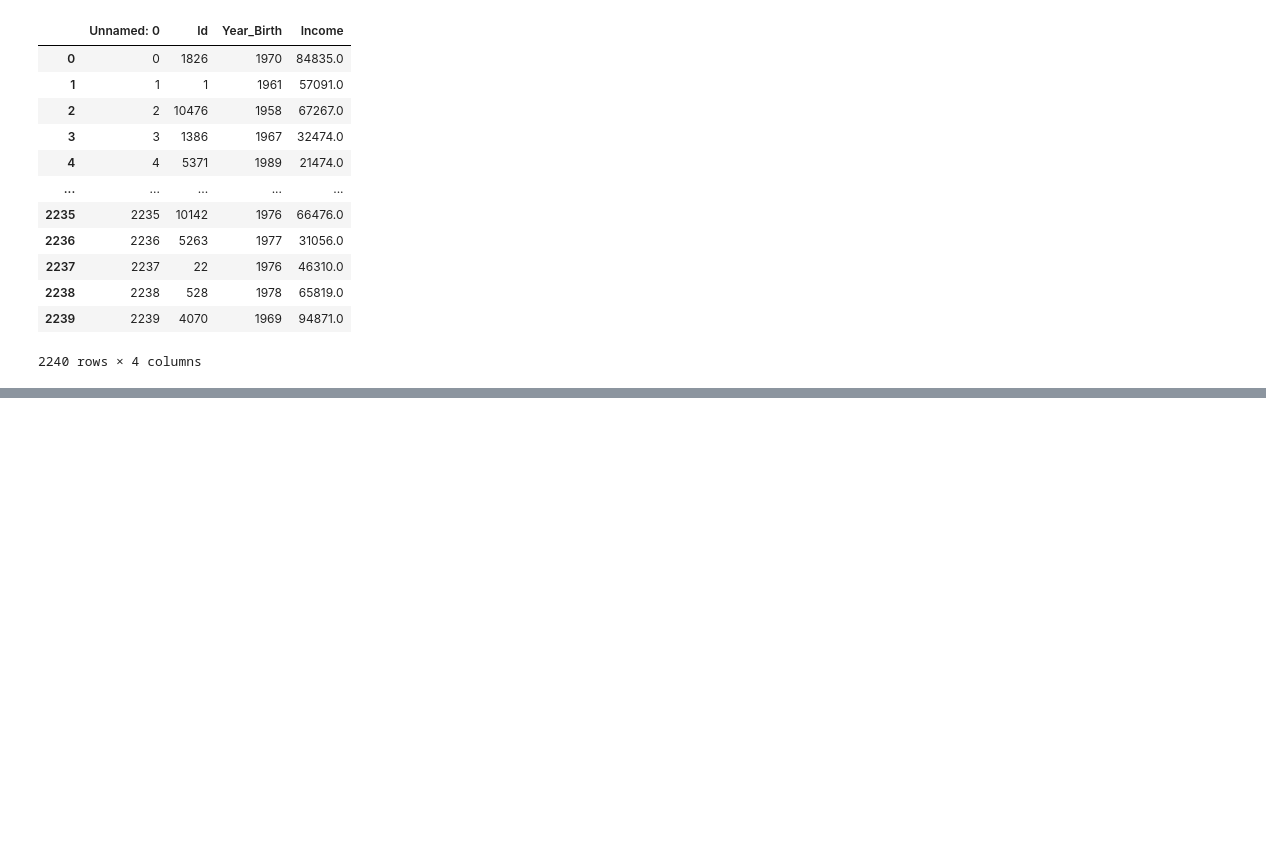
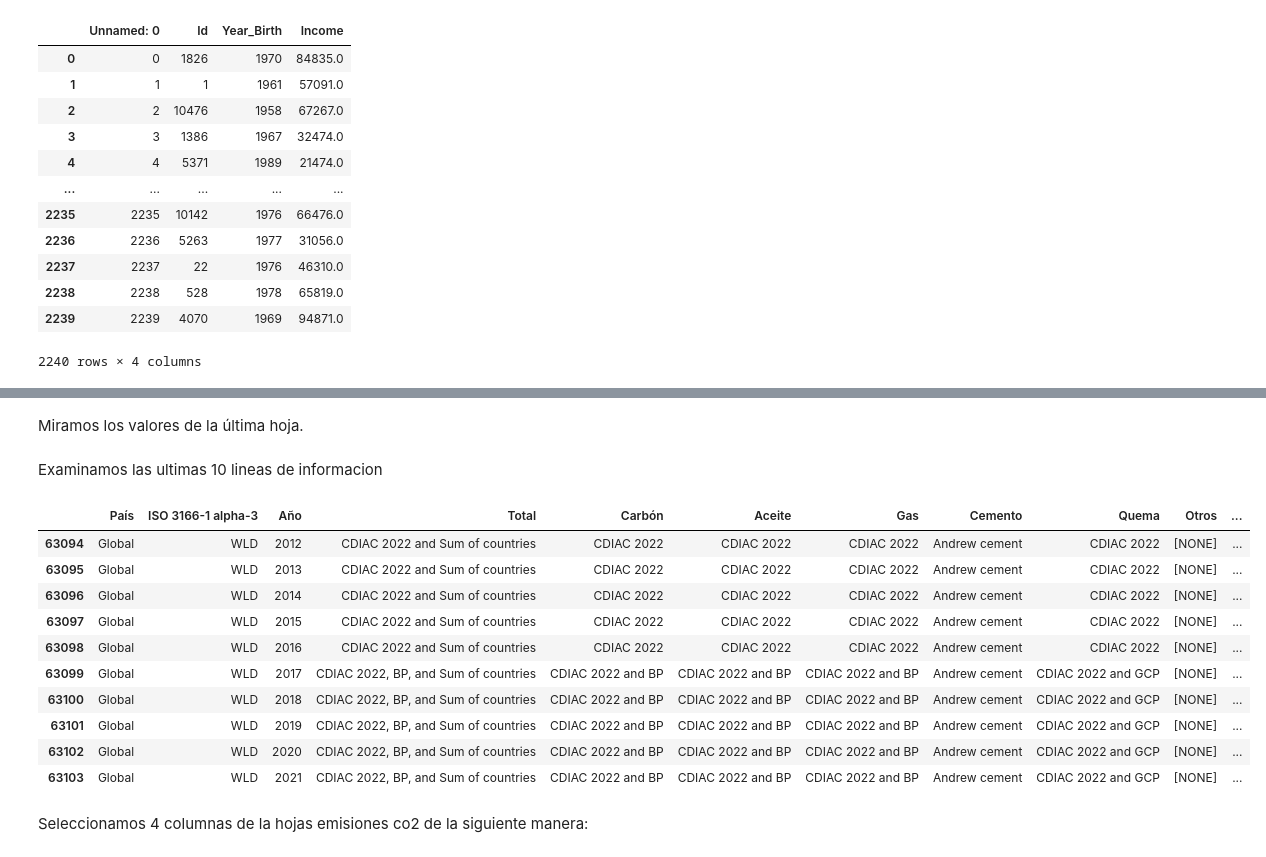
Before and after one commit to Eliecer91/Eliecer91.github.io, a Jupyter notebook: Panda_I_O.ipynb, the cells around one changed output, grey strips where cells are left out. Cells and saved outputs as stored; diff of their text form; code cells hidden in the pictures; blank space fills up the shorter version.

```diff
--- a/Panda_I_O.ipynb
+++ b/Panda_I_O.ipynb
@@ -139,0 +194,22 @@ datos_mercado
+# %% [markdown]
+Miramos los valores de la última hoja.
+# %%
+fuentes = pd.read_excel(archivo, sheet_name = 'fuentes')
+# %% [markdown]
+Examinamos las ultimas 10 lineas de informacion
+# %%
+fuentes.tail(10)
+# %% [output]
+|  | País | ISO 3166-1 alpha-3 | Año | Total | Carbón | Aceite | Gas | Cemento | Quema | Otros | ... |
+| 63094 | Global | WLD | 2012 | CDIAC 2022 and Sum of countries | CDIAC 2022 | CDIAC 2022 | CDIAC 2022 | Andrew cement | CDIAC 2022 | [NONE] | ... |
+| 63095 | Global | WLD | 2013 | CDIAC 2022 and Sum of countries | CDIAC 2022 | CDIAC 2022 | CDIAC 2022 | Andrew cement | CDIAC 2022 | [NONE] | ... |
+| 63096 | Global | WLD | 2014 | CDIAC 2022 and Sum of countries | CDIAC 2022 | CDIAC 2022 | CDIAC 2022 | Andrew cement | CDIAC 2022 | [NONE] | ... |
+| 63097 | Global | WLD | 2015 | CDIAC 2022 and Sum of countries | CDIAC 2022 | CDIAC 2022 | CDIAC 2022 | Andrew cement | CDIAC 2022 | [NONE] | ... |
+| 63098 | Global | WLD | 2016 | CDIAC 2022 and Sum of countries | CDIAC 2022 | CDIAC 2022 | CDIAC 2022 | Andrew cement | CDIAC 2022 | [NONE] | ... |
+| 63099 | Global | WLD | 2017 | CDIAC 2022, BP, and Sum of countries | CDIAC 2022 and BP | CDIAC 2022 and BP | CDIAC 2022 and BP | Andrew cement | CDIAC 2022 and GCP | [NONE] | ... |
+| 63100 | Global | WLD | 2018 | CDIAC 2022, BP, and Sum of countries | CDIAC 2022 and BP | CDIAC 2022 and BP | CDIAC 2022 and BP | Andrew cement | CDIAC 2022 and GCP | [NONE] | ... |
+| 63101 | Global | WLD | 2019 | CDIAC 2022, BP, and Sum of countries | CDIAC 2022 and BP | CDIAC 2022 and BP | CDIAC 2022 and BP | Andrew cement | CDIAC 2022 and GCP | [NONE] | ... |
+| 63102 | Global | WLD | 2020 | CDIAC 2022, BP, and Sum of countries | CDIAC 2022 and BP | CDIAC 2022 and BP | CDIAC 2022 and BP | Andrew cement | CDIAC 2022 and GCP | [NONE] | ... |
+| 63103 | Global | WLD | 2021 | CDIAC 2022, BP, and Sum of countries | CDIAC 2022 and BP | CDIAC 2022 and BP | CDIAC 2022 and BP | Andrew cement | CDIAC 2022 and GCP | [NONE] | ... |
+# %% [markdown]
+Seleccionamos 4 columnas de la hojas emisiones co2 de la siguiente manera:
```
Also changed, not shown: parts of 25 cells of this notebook.
